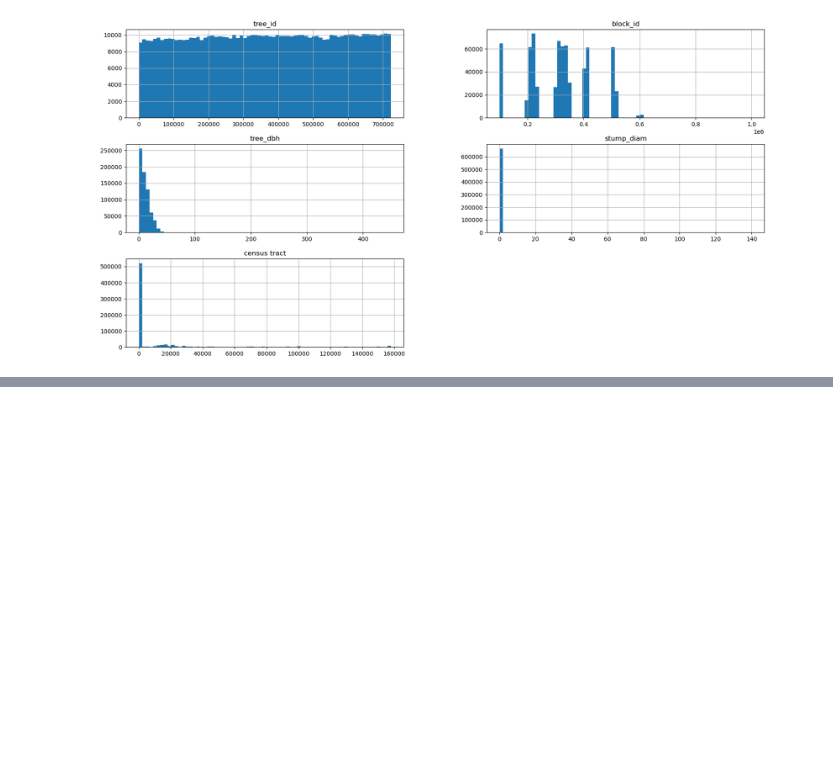
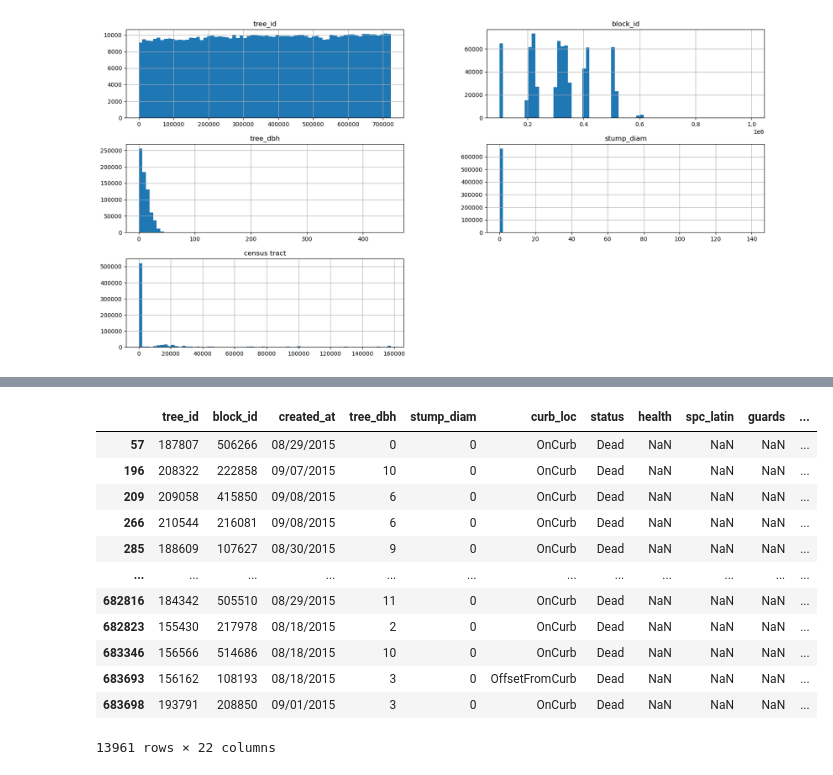
Before and after one commit to mohammadakhoundi1/New-York-Tree-Analysis, a Jupyter notebook: Untitled.ipynb, the cells around one changed output, grey strips where cells are left out. Saved outputs shown, nothing was run; the diff lists cells and outputs as text; code cells hidden in the pictures; blank space fills up the shorter version.

```diff
--- a/Untitled.ipynb
+++ b/Untitled.ipynb
@@ -117,0 +153,16 @@ array([[<Axes: title={'center': 'tree_id'}>,
+# %%
+subset_tree[subset_tree['status'] == 'Dead']
+# %% [output]
+|  | tree_id | block_id | created_at | tree_dbh | stump_diam | curb_loc | status | health | spc_latin | guards | ... |
+| 57 | 187807 | 506266 | 08/29/2015 | 0 | 0 | OnCurb | Dead | NaN | NaN | NaN | ... |
+| 196 | 208322 | 222858 | 09/07/2015 | 10 | 0 | OnCurb | Dead | NaN | NaN | NaN | ... |
+| 209 | 209058 | 415850 | 09/08/2015 | 6 | 0 | OnCurb | Dead | NaN | NaN | NaN | ... |
+| 266 | 210544 | 216081 | 09/08/2015 | 6 | 0 | OnCurb | Dead | NaN | NaN | NaN | ... |
+| 285 | 188609 | 107627 | 08/30/2015 | 9 | 0 | OnCurb | Dead | NaN | NaN | NaN | ... |
+| ... | ... | ... | ... | ... | ... | ... | ... | ... | ... | ... | ... |
+| 682816 | 184342 | 505510 | 08/29/2015 | 11 | 0 | OnCurb | Dead | NaN | NaN | NaN | ... |
+| 682823 | 155430 | 217978 | 08/18/2015 | 2 | 0 | OnCurb | Dead | NaN | NaN | NaN | ... |
+| 683346 | 156566 | 514686 | 08/18/2015 | 10 | 0 | OnCurb | Dead | NaN | NaN | NaN | ... |
+| 683693 | 156162 | 108193 | 08/18/2015 | 3 | 0 | OffsetFromCurb | Dead | NaN | NaN | NaN | ... |
+| 683698 | 193791 | 208850 | 09/01/2015 | 3 | 0 | OnCurb | Dead | NaN | NaN | NaN | ... |
+13961 rows × 22 columns
```
Also changed, not shown: parts of 9 cells of this notebook.
